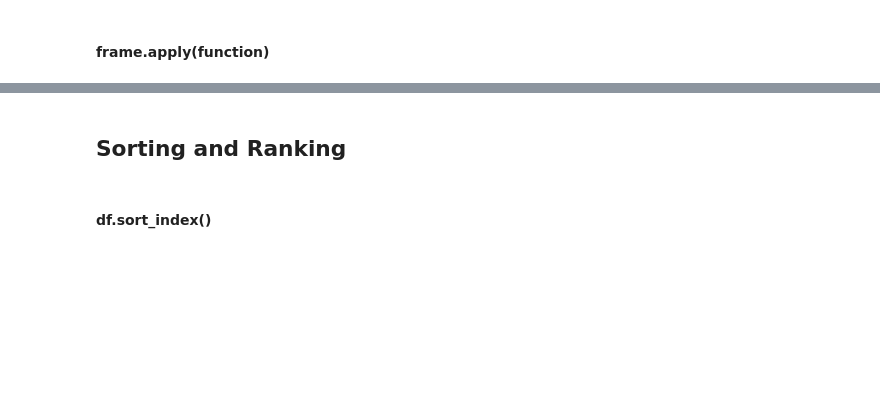
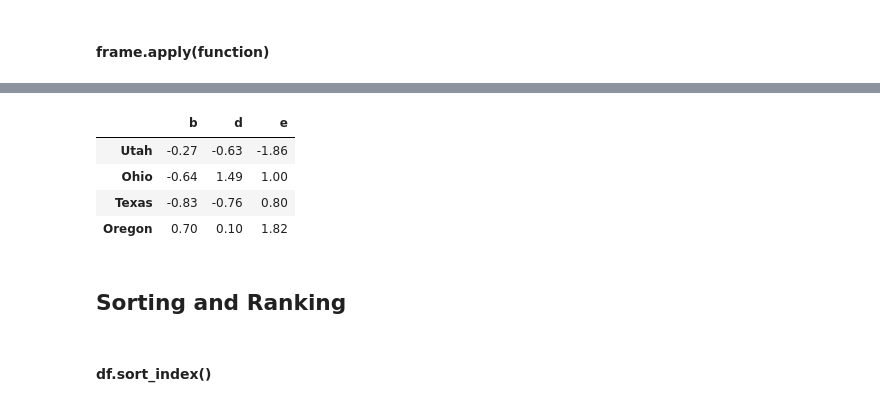
Before and after one commit to SinanCavusoglu/My-Notes, a Jupyter notebook: Data Analysis/Pandas/Python For Data Analysis Book/5.2 Essential Functionality.ipynb, the cells around one changed output, grey strips where cells are left out. Drawn from its saved outputs; the diff is of its cells as text; code cells hidden in the pictures; blank space fills up the shorter version.

```diff
--- a/Data Analysis/Pandas/Python For Data Analysis Book/5.2 Essential Functionality.ipynb
+++ b/Data Analysis/Pandas/Python For Data Analysis Book/5.2 Essential Functionality.ipynb
@@ -696,0 +718,8 @@ frame.apply(lambda x: pd.Series([x.min(),x.max()],index = ["min","max"]))
+# %%
+frame.applymap(lambda x : "%.2f" %x) # element-wise for dataframe
+# %% [output]
+|  | b | d | e |
+| Utah | -0.27 | -0.63 | -1.86 |
+| Ohio | -0.64 | 1.49 | 1.00 |
+| Texas | -0.83 | -0.76 | 0.80 |
+| Oregon | 0.70 | 0.10 | 1.82 |
```
Also changed, not shown: parts of 17 cells of this notebook, 7 other files.
